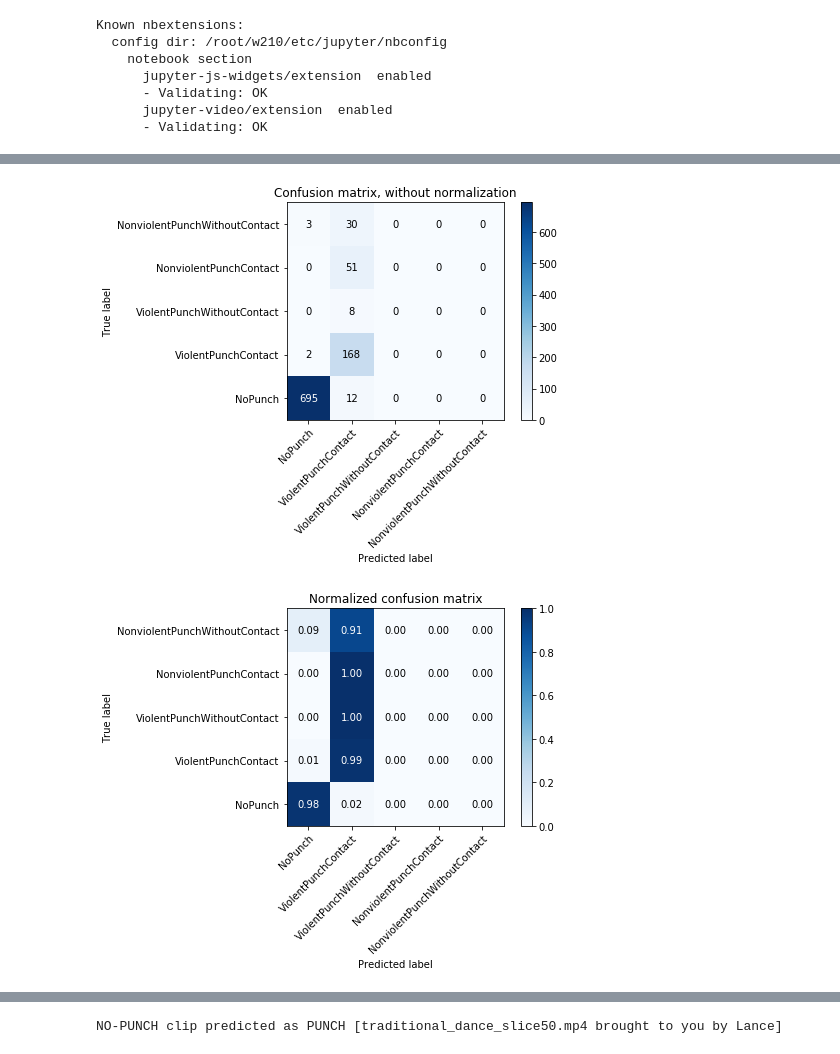
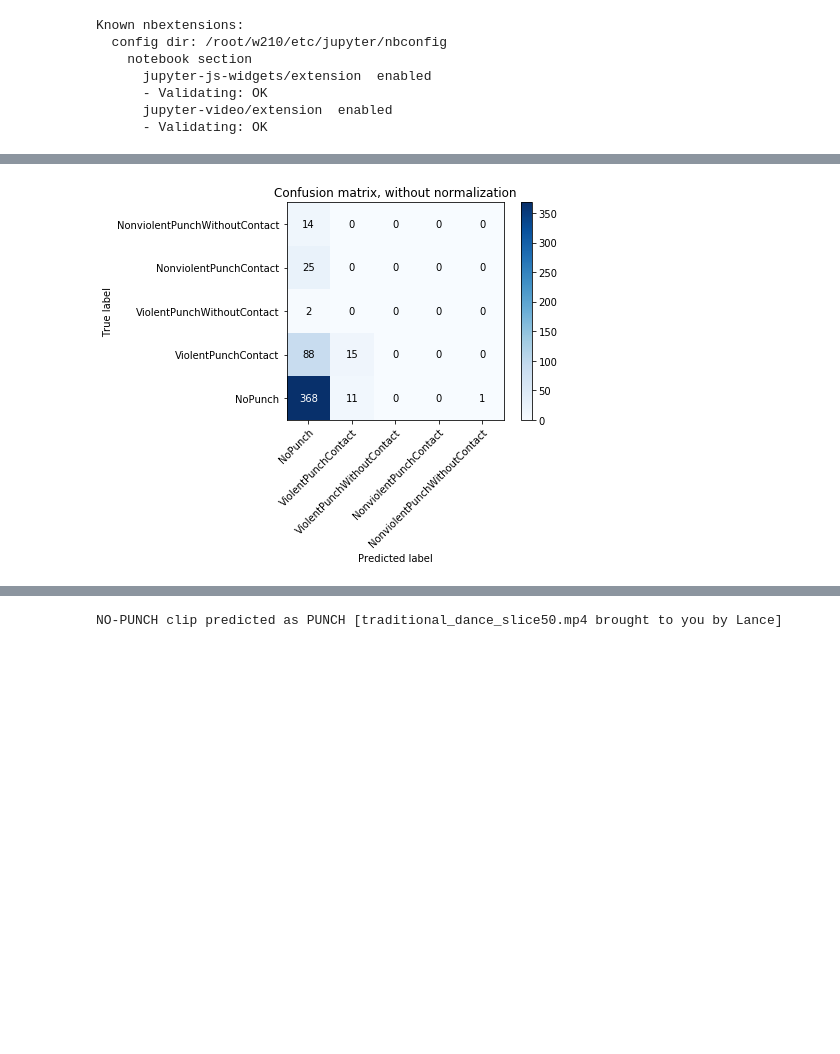
Before and after one commit to ahsenq/bittah-ninja, a Jupyter notebook: eval/EvalTheatre.ipynb, the cells around one changed output, grey strips where cells are left out. Saved outputs shown, nothing was run; the diff lists cells and outputs as text; code cells hidden in the pictures; blank space fills up the shorter version.

```diff
--- a/eval/EvalTheatre.ipynb
+++ b/eval/EvalTheatre.ipynb
@@ -26,4 +26,5 @@ Known nbextensions:
       - Validating: OK
 # %%
 !ls ../../models
+df = pd.read_pickle('/root/models/predictions.pickle')
 # %% [output]
@@ -33,2 +45,0 @@ simpleCNN_history_1000epochs_20191110_171702.pickle
-# %%
-df = pd.read_pickle('/data/models/predictions.pickle')
@@ -82,0 +77,3 @@ AttributeError: 'list' object has no attribute 'value_counts'
+# %%
+# extract predicted class from the ohe column 'y_pred'
+df['predix']=df.apply(lambda x: x['y_pred'].argmax(),axis=1)
@@ -169,38 +174,37 @@ def plot_confusion_matrix(y_true, y_pred, labels,
            xticklabels=labels, yticklabels=labels,
            title=title,
            ylabel='True label',
            xlabel='Predicted label')
     ax.set_xlim(left=-0.5, right=4.5)
     ax.set_ylim(bottom=-0.5, top=4.5)
 
     plt.setp(ax.get_xticklabels(), rotation=45, ha="right",
              rotation_mode="anchor")
 
     # Loop over data dimensions and create text annotations.
     fmt = '.2f' if normalize else 'd'
     thresh = cm.max() / 2.
     for i in range(cm.shape[0]):
         for j in range(cm.shape[1]):
             ax.text(j, i, format(cm[i, j], fmt),
                     ha="center", va="center",
                     color="white" if cm[i, j] > thresh else "black")
     return ax
 
 
 np.set_printoptions(precision=2)
 
 # Plot non-normalized confusion matrix
-plot_confusion_matrix(ground_truth['class'][model_predix.index], model_predix['predix'], labels=gt_labels.values(),
+plot_confusion_matrix(df['label'], df['predix'], labels=gt_labels.values(),
                       title='Confusion matrix, without normalization')
 
 # Plot normalized confusion matrix
-plot_confusion_matrix(ground_truth['class'][model_predix.index], model_predix['predix'], labels=gt_labels.values(), normalize=True,
-                      title='Normalized confusion matrix')
+# plot_confusion_matrix(df['class'], df['predix'], labels=gt_labels.values(), normalize=True,
+#                       title='Normalized confusion matrix')
 
 plt.show()
 # %% [output]
-[figure, old version]
+[figure, new version]
-[figure, removed]
 # %%
 samples={}
 for truth in range(0,5):
```
Also changed, not shown: parts of 23 cells of this notebook, 1 other file.
